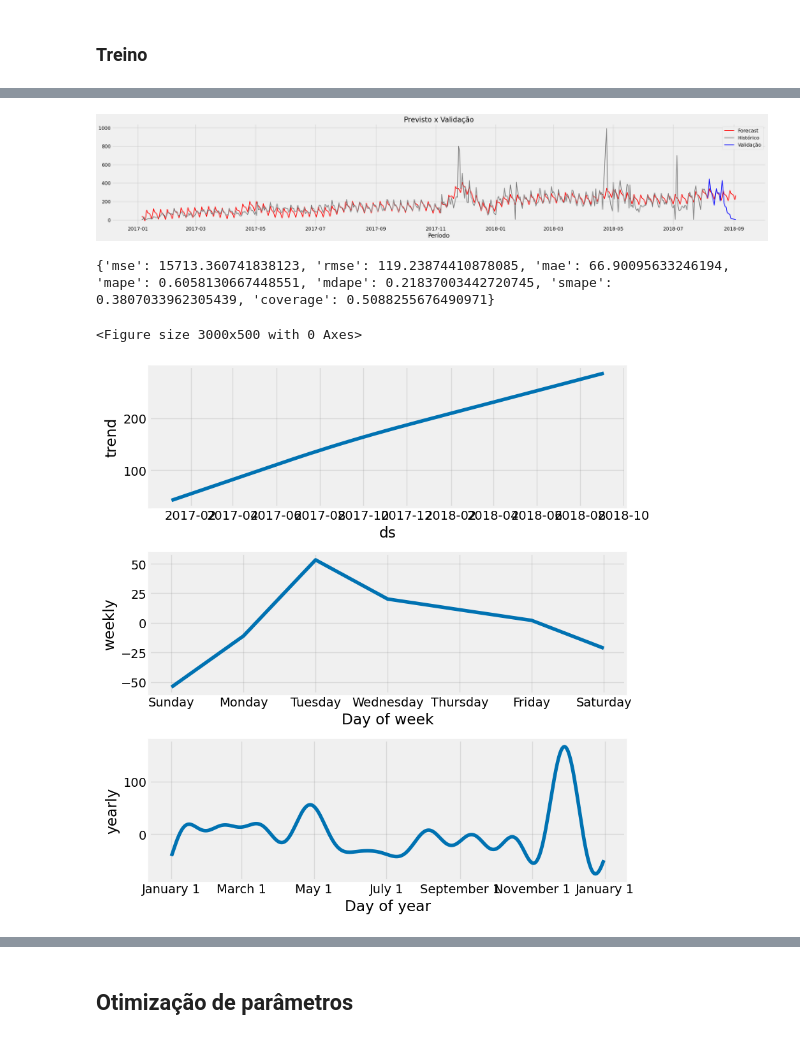
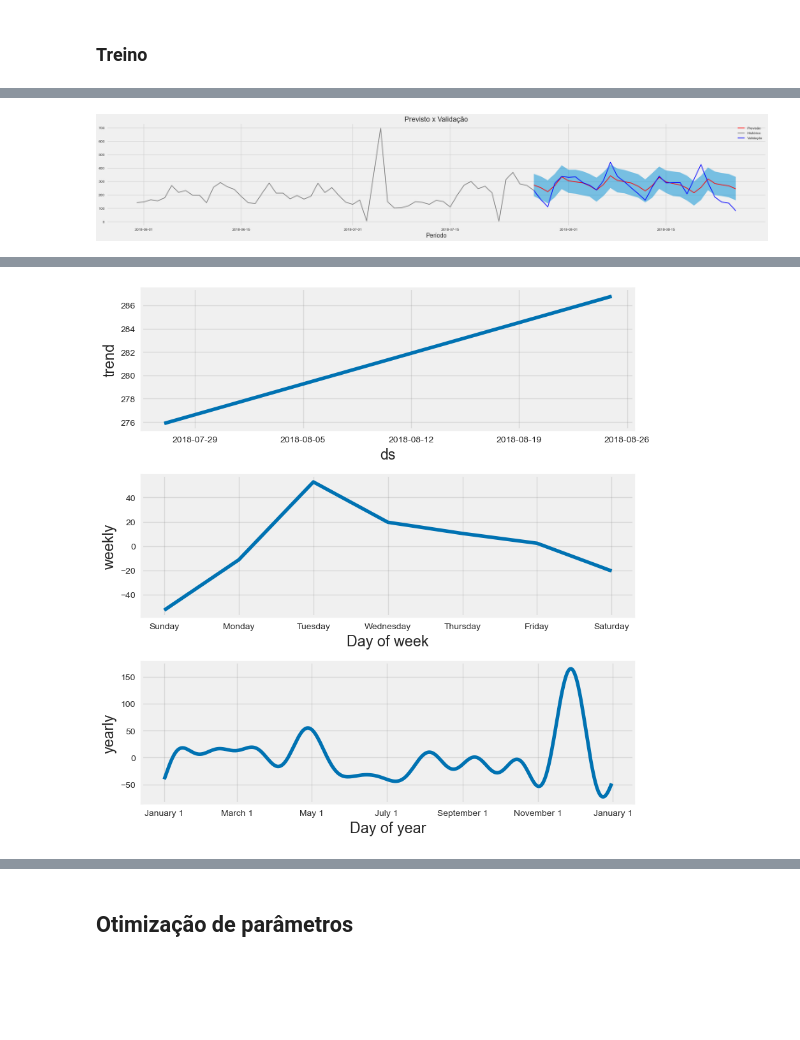
Before and after one commit to Padawanh/ForecastSales, a Jupyter notebook: notebooks/Forecast_de_Vendas_MLFlow.ipynb, the cells around one changed output, grey strips where cells are left out. Drawn from its saved outputs; the diff is of its cells as text; code cells hidden in the pictures; blank space fills up the shorter version.

```diff
--- a/notebooks/Forecast_de_Vendas_MLFlow.ipynb
+++ b/notebooks/Forecast_de_Vendas_MLFlow.ipynb
@@ -558,21 +506,6 @@ from prophet.plot import add_changepoints_to_plot , plot_cross_validation_metric
 ### Funções
 # %%
 from sklearn.metrics import mean_squared_error, r2_score, mean_absolute_error
-
-ResultsMetrics = pd.DataFrame(data = {'Model': ['Model'],
-                                      'R2_score': [1.0],
-                                      'MAE':[1.0],
-                                      'MSE': [1.0],
-                                      'RMSE':[1.0]})
-ResultsMetrics = ResultsMetrics.drop([0])
-
-def MetricsTableAppend(df,ModelName,X,Y):
-  R2_score = r2_score(X,Y)
-  MAE = mean_absolute_error(X,Y)
-  MSE = mean_squared_error(X,Y)
-  RMSE = mean_squared_error(X,Y ,squared=False)
-  df.loc[len(df.index)] = [ModelName, R2_score, MAE,MSE,RMSE]
-  return df
 
 def MetricsTable(ModelName,X,Y):
   df = pd.DataFrame(data = {'Model': ['Model'],
@@ -591,26 +524,27 @@ def MetricsTable(ModelName,X,Y):
 def extract_params(pr_model):
     return {attr: getattr(pr_model, attr) for attr in serialize.SIMPLE_ATTRIBUTES}
 
-def ForecastPlotProphet(df_teste,df_train,df_predict,
+def ForecastPlotProphet(df_teste,df_train,df_predict_raw,
                         figPath=None,
                         HistorySlice=450,title='Previsto x Validação'):
-    df_predict = df_predict[['ds','yhat']].set_index('ds')
+    df_predict = df_predict_raw[['ds','yhat']].set_index('ds')
     df_predict.columns = ['Previsto']
     rcParams['figure.figsize'] = 30, 5
     plt.style.use('fivethirtyeight')
     plt.title(title)
-    plt.plot(df_predict, label='Forecast', color = 'red', linewidth = 2)
+    plt.plot(df_predict, label='Previsão', color = 'red', linewidth = 2)
     plt.plot(df_train[HistorySlice:].append(df_teste[:1]), label='Histórico', color = 'gray', linewidth = 2)
     plt.plot(df_teste, label='Validação', color = 'blue', linewidth = 2)
+    plt.fill_between(df_teste.index,df_predict_raw['yhat_lower'],df_predict_raw['yhat_upper'], alpha=0.5)
     plt.xlabel("Período")
     plt.legend(loc='best')
-    plt.show()
     if figPath == None:
       figPath =  str(Path(Path.cwd()).parent.joinpath("images\Forecast.png"))
       # figPath = "C:\WIMYD\MasterOfDices\images\Forecast.png"
     plt.savefig(figPath, dpi=150)
     mlflow.log_artifact(figPath)
-    print(average_metrics)
+    plt.show()
+    MetricsTable('Prophet',df_teste,df_predict)
     # print(MetricsTable('prophet',df_teste.values,df_predict.values))
     # return figPath,str(Path(Path.cwd()).parent.joinpath("imagens\Forecast.png"))
 # %% [markdown]
@@ -661,12 +588,9 @@ condaEnv = {"name": "Forecast",
 # %%
-
-
 prophet_model = Prophet(seasonality_mode='additive',
             weekly_seasonality = True,
             daily_seasonality=False,
             changepoint_range=0.7,   #Define o intervalo dos dados de treinamento que serão utilizados
-                                               #para rastrear pontos de mudança , foi aplicado aqui 10% dos dados
-                                               #considerando a sazonalidade anual.
+                                               #para rastrear pontos de mudança
             changepoint_prior_scale = 0.01,
             yearly_seasonality = 10,
             seasonality_prior_scale=1
@@ -676,10 +600,6 @@ mlflow.set_tracking_uri(Path(Path.cwd()).parent.joinpath("models").joinpath("mlr
 with mlflow.start_run(run_name="Forecast_Initial") as run:
     prophet_model.fit(train_prophet)
 
-    # extract and log parameters such as changepoint_prior_scale in the mlflow run
-    # model_params = {
-    #     name: value for name, value in vars(prophet_model).items() if np.isscalar(value)
-    # }
     mlflow.log_params(extract_params(prophet_model))
     cv_results = cross_validation( prophet_model, initial = '56 days', period = '14 days', horizon = '14 days' )
 
@@ -691,17 +611,19 @@ with mlflow.start_run(run_name="Forecast_Initial") as run:
     model_info = mlflow.prophet.log_model(prophet_model, "prophet-model",conda_env=condaEnv)
     future = prophet_model.make_future_dataframe(periods=len(teste),
                                  #freq='D',
-                                 include_history=True)
+                                 include_history=False)
     predictions = prophet_model.predict(future)
 
     figPath =Path(Path.cwd()).parent.joinpath("images\Components.png")
-    ForecastPlotProphet(df_teste=teste,df_train=train,df_predict=predictions,HistorySlice=0)
+    ForecastPlotProphet(df_teste=teste,df_train=train,df_predict_raw=predictions,HistorySlice=int(len(train)*0.90))
+    print("Métrica de Treino com Validação cruzada")
+    print(average_metrics)
     fig = prophet_model.plot_components(predictions)
     fig.savefig(figPath, dpi=150)
     mlflow.log_artifact(figPath)
     mlflow.end_run()
+
 # Load saved model
-
 # prophet_model_saved = mlflow.pyfunc.load_model(model_info.model_uri)
 # predictions = prophet_model_saved.predict(future)
 # %% [output]
@@ -709 +631,2 @@ INFO:prophet:Making 37 forecasts with cutoffs between 2017-03-04 00:00:00 and 20
 WARNING:prophet:Seasonality has period of 365.25 days which is larger than initial window. Consider increasing initial.
+[figure, new version]
@@ -711,5 +635,2 @@ WARNING:prophet.models:Optimization terminated abnormally. Falling back to Newto
-[figure, old version]
-{'mse': 15713.360741838123, 'rmse': 119.23874410878085, 'mae': 66.90095633246194, 'mape': 0.6058130667448551, 'mdape': 0.21837003442720745, 'smape': 0.3807033962305439, 'coverage': 0.5088255676490971}
-<Figure size 3000x500 with 0 Axes>
-[figure, old version]
+[figure, new version]
 # %%
```
Also changed, not shown: parts of 67 cells of this notebook.
